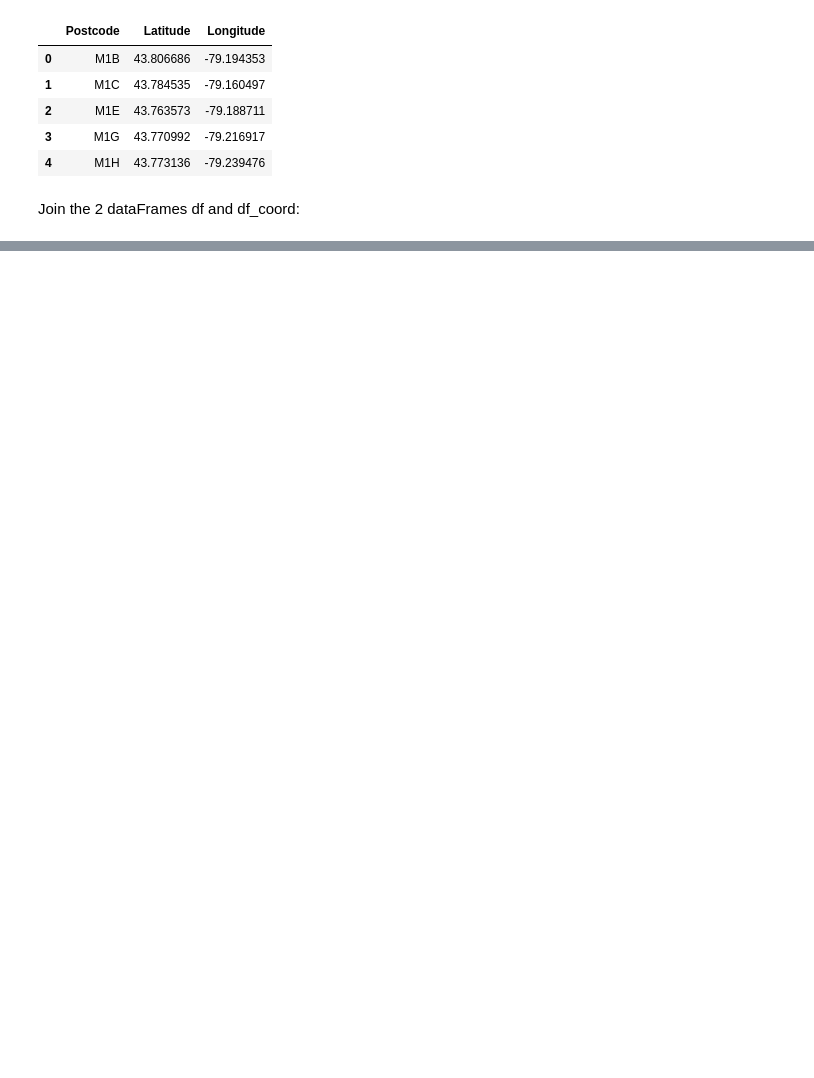
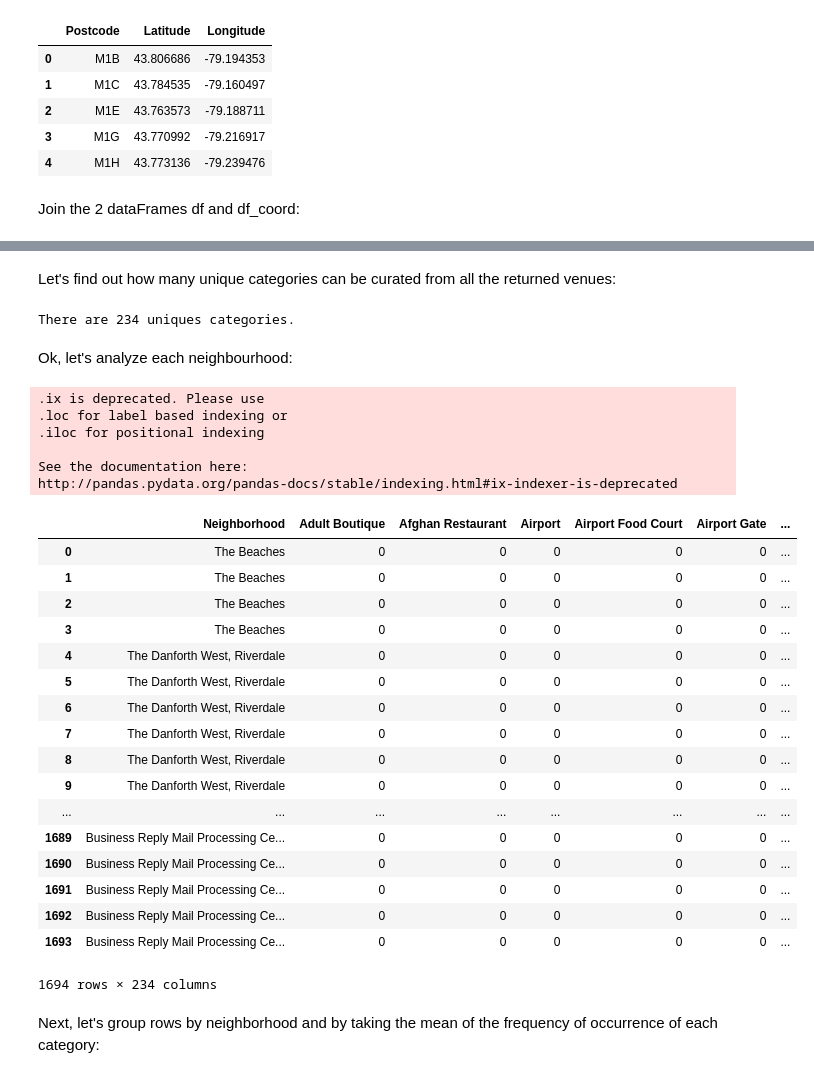
Before and after one commit to SteSa1987/coursera-ibm-capstone, a Jupyter notebook: Segmenting Toronto.ipynb, the cells around one changed output, grey strips where cells are left out. Cells and saved outputs as stored; diff of their text form; code cells hidden in the pictures; blank space fills up the shorter version.

```diff
--- a/Segmenting Toronto.ipynb
+++ b/Segmenting Toronto.ipynb
@@ -214,0 +252,3 @@ df_all
+# %%
+specific_data = df_all[df_all['Borough'].str.contains('Toronto') == True].reset_index(drop=True)
+specific_data.head()
@@ -214,0 +332,3 @@ df_all
+# %%
+results = requests.get(url).json()
+#results
@@ -214,0 +369,20 @@ df_all
+# %%
+venues = results['response']['groups'][0]['items']
+#venues
+
+nearby_venues = json_normalize(venues) # flatten JSON
+#nearby_venues
+
+# filter columns
+filtered_columns = ['venue.name', 'venue.categories', 'venue.location.lat', 'venue.location.lng']
+nearby_venues = nearby_venues.loc[:, filtered_columns]
+#nearby_venues
+
+# filter the category for each row
+nearby_venues['venue.categories'] = nearby_venues.apply(get_category_type, axis=1)
+#nearby_venues
+
+# clean columns
+nearby_venues.columns = [col.split(".")[-1] for col in nearby_venues.columns]
+#nearby_venues.columns
+nearby_venues.head()
@@ -214,0 +439,6 @@ df_all
+# %%
+# type your answer here
+toronto_venues = getNearbyVenues(names=specific_data['Neighbourhood'],
+                                   latitudes=specific_data['Latitude'],
+                                   longitudes=specific_data['Longitude']
+                                  )
@@ -214,0 +497,48 @@ df_all
+# %% [markdown]
+Let's find out how many unique categories can be curated from all the returned venues:
+# %%
+print('There are {} uniques categories.'.format(len(toronto_venues['Venue Category'].unique())))
+# %% [output]
+There are 234 uniques categories.
+# %% [markdown]
+Ok, let's analyze each neighbourhood:
+# %%
+# one hot encoding
+toronto_onehot = pd.get_dummies(toronto_venues[['Venue Category']], prefix="", prefix_sep="")
+
+# add neighborhood column to dataframe and move it to the front
+toronto_onehot['Neighborhood'] = toronto_venues['Neighborhood']
+cols = list(toronto_onehot)
+cols.insert(0, cols.pop(cols.index('Neighborhood')))
+#cols
+# use ix to reorder
+toronto_onehot = toronto_onehot.ix[:, cols]
+
+toronto_onehot
+# %% [output]
+.ix is deprecated. Please use
+.loc for label based indexing or
+.iloc for positional indexing
+
+See the documentation here:
+http://pandas.pydata.org/pandas-docs/stable/indexing.html#ix-indexer-is-deprecated
+|  | Neighborhood | Adult Boutique | Afghan Restaurant | Airport | Airport Food Court | Airport Gate | ... |
+| 0 | The Beaches | 0 | 0 | 0 | 0 | 0 | ... |
+| 1 | The Beaches | 0 | 0 | 0 | 0 | 0 | ... |
+| 2 | The Beaches | 0 | 0 | 0 | 0 | 0 | ... |
+| 3 | The Beaches | 0 | 0 | 0 | 0 | 0 | ... |
+| 4 | The Danforth West, Riverdale | 0 | 0 | 0 | 0 | 0 | ... |
+| 5 | The Danforth West, Riverdale | 0 | 0 | 0 | 0 | 0 | ... |
+| 6 | The Danforth West, Riverdale | 0 | 0 | 0 | 0 | 0 | ... |
+| 7 | The Danforth West, Riverdale | 0 | 0 | 0 | 0 | 0 | ... |
+| 8 | The Danforth West, Riverdale | 0 | 0 | 0 | 0 | 0 | ... |
+| 9 | The Danforth West, Riverdale | 0 | 0 | 0 | 0 | 0 | ... |
+| ... | ... | ... | ... | ... | ... | ... | ... |
+| 1689 | Business Reply Mail Processing Ce... | 0 | 0 | 0 | 0 | 0 | ... |
+| 1690 | Business Reply Mail Processing Ce... | 0 | 0 | 0 | 0 | 0 | ... |
+| 1691 | Business Reply Mail Processing Ce... | 0 | 0 | 0 | 0 | 0 | ... |
+| 1692 | Business Reply Mail Processing Ce... | 0 | 0 | 0 | 0 | 0 | ... |
+| 1693 | Business Reply Mail Processing Ce... | 0 | 0 | 0 | 0 | 0 | ... |
+1694 rows × 234 columns
+# %% [markdown]
+Next, let's group rows by neighborhood and by taking the mean of the frequency of occurrence of each category:
```
Also changed, not shown: parts of 59 cells of this notebook.
